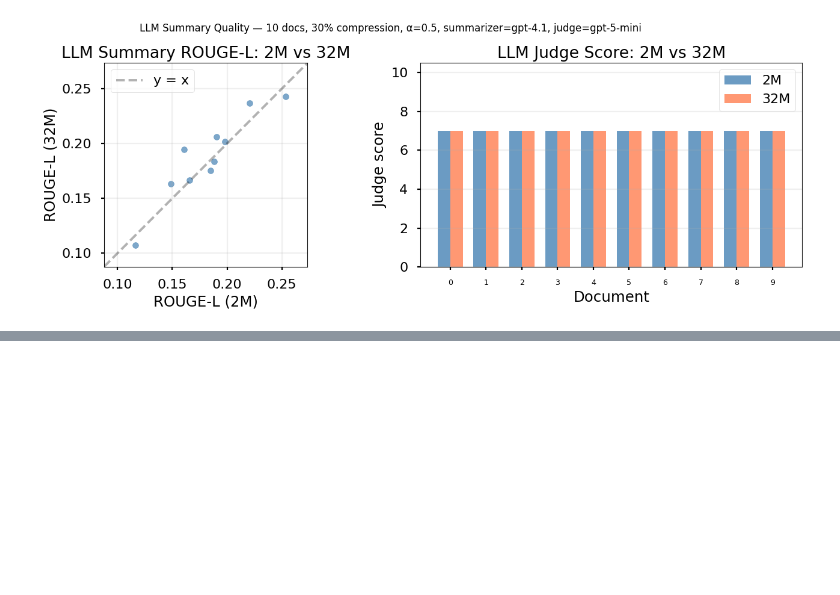
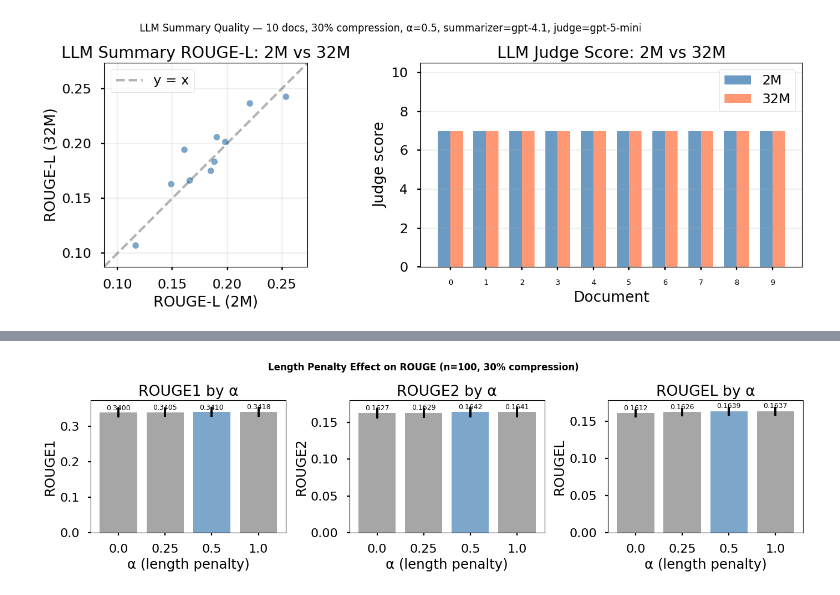
Before and after one commit to lgarma/SentenceMapper, a Jupyter notebook: experiments.ipynb, the cells around one changed output, grey strips where cells are left out. Saved outputs shown, nothing was run; the diff lists cells and outputs as text; code cells hidden in the pictures; blank space fills up the shorter version.

```diff
--- a/example.ipynb
+++ b/experiments.ipynb
@@ -769,0 +1106,28 @@ plt.show()
+# %%
+# Visualization: ROUGE by α
+import matplotlib.pyplot as plt
+
+fig, axes = plt.subplots(1, 3, figsize=(14, 4))
+
+for ax, metric in zip(axes, ['rouge1', 'rouge2', 'rougeL']):
+    means = [np.mean(rouge_by_alpha[a][metric]) for a in ALPHA_VALUES]
+    sems = [np.std(rouge_by_alpha[a][metric]) / np.sqrt(N_ALPHA_DOCS) for a in ALPHA_VALUES]
+
+    colors = ['steelblue' if a == 0.5 else 'gray' for a in ALPHA_VALUES]
+    bars = ax.bar([str(a) for a in ALPHA_VALUES], means, yerr=sems, capsize=5, color=colors, alpha=0.7)
+
+    ax.set_xlabel('α (length penalty)')
+    ax.set_ylabel(metric.upper())
+    ax.set_title(f'{metric.upper()} by α')
+
+    # Add value labels
+    for bar, mean in zip(bars, means):
+        ax.text(bar.get_x() + bar.get_width()/2, bar.get_height() + 0.002,
+                f'{mean:.4f}', ha='center', va='bottom', fontsize=9)
+
+plt.suptitle(f'Length Penalty Effect on ROUGE (n={N_ALPHA_DOCS}, {OBJECTIVE_PCT_ALPHA:.0%} compression)',
+             fontsize=12, fontweight='bold')
+plt.tight_layout()
+plt.show()
+# %% [output]
+[figure, added]
```
Also changed, not shown: parts of 14 cells of this notebook, 2 other files.
